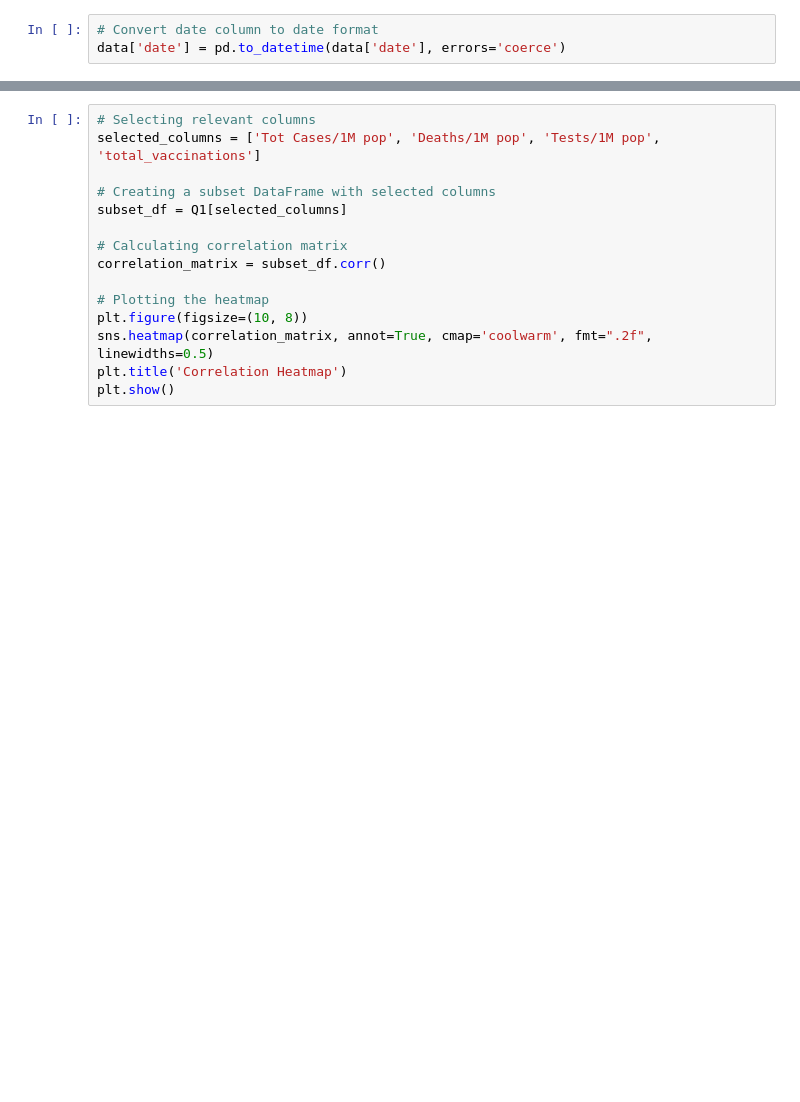
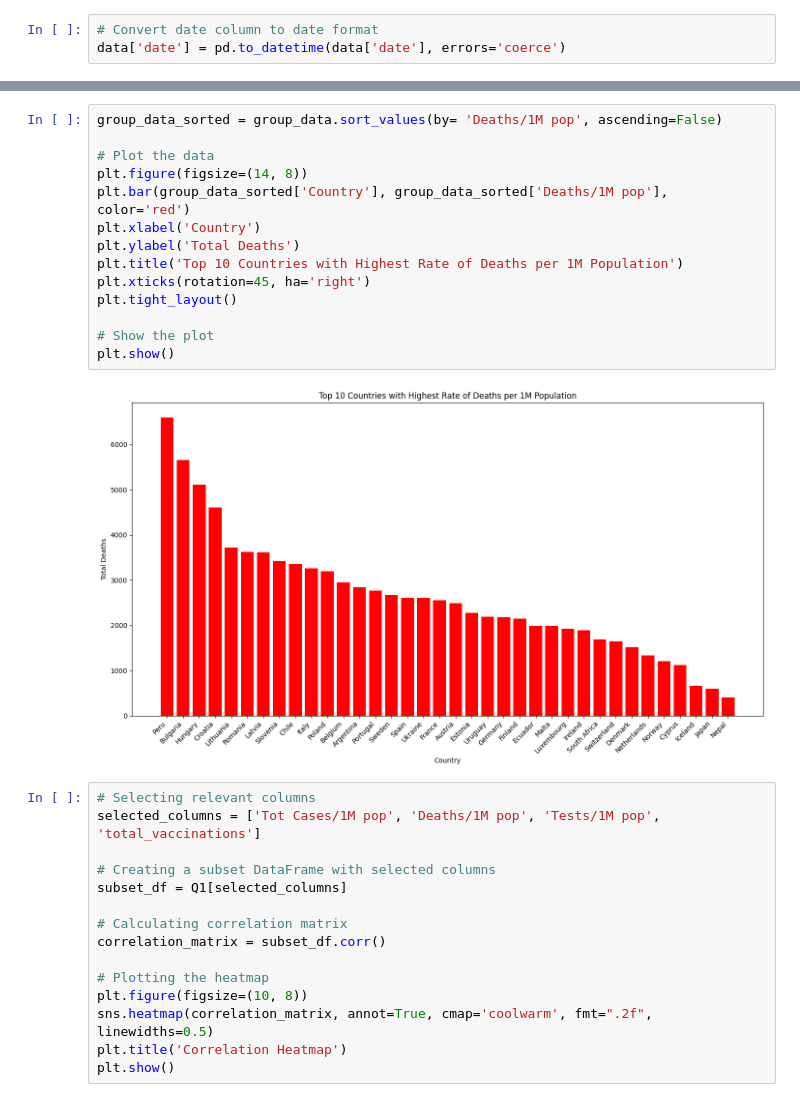
Before and after one commit to JoanneSiarivita/Data_Viz, a Jupyter notebook: data_viz/notebooks/Q1.ipynb, the cells around one changed output, grey strips where cells are left out. Saved outputs shown, nothing was run; the diff lists cells and outputs as text; blank space fills up the shorter version.

```diff
--- a/data_viz/notebooks/Q1.ipynb
+++ b/data_viz/notebooks/Q1.ipynb
@@ -121,3 +160,19 @@ ValueError: Could not interpret value `date` for `x`. Value is a string, but `da
+# %%
+group_data_sorted = group_data.sort_values(by= 'Deaths/1M pop', ascending=False)
+
+# Plot the data
+plt.figure(figsize=(14, 8))
+plt.bar(group_data_sorted['Country'], group_data_sorted['Deaths/1M pop'], color='red')
+plt.xlabel('Country')
+plt.ylabel('Total Deaths')
+plt.title('Top 10 Countries with Highest Rate of Deaths per 1M Population')
+plt.xticks(rotation=45, ha='right')
+plt.tight_layout()
+
+# Show the plot
+plt.show()
+# %% [output]
+[figure, added]
 # %%
 # Selecting relevant columns
 selected_columns = ['Tot Cases/1M pop', 'Deaths/1M pop', 'Tests/1M pop', 'total_vaccinations']
```
Also changed, not shown: parts of 15 cells of this notebook.
